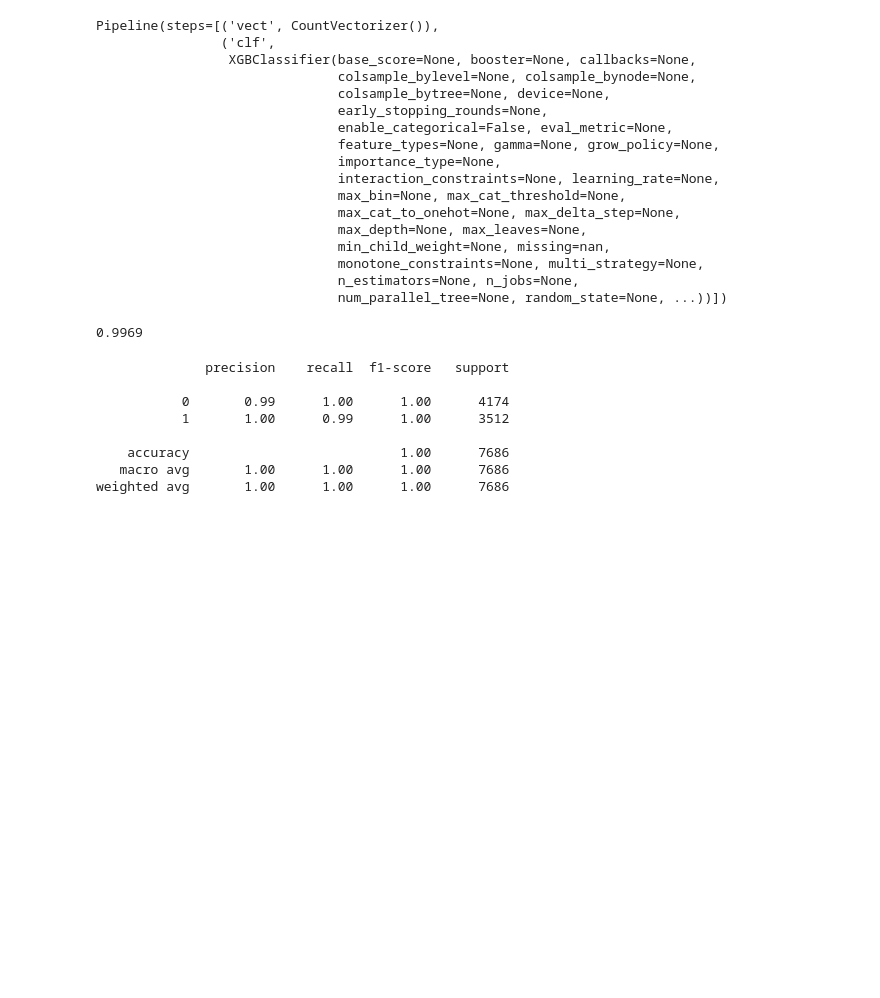
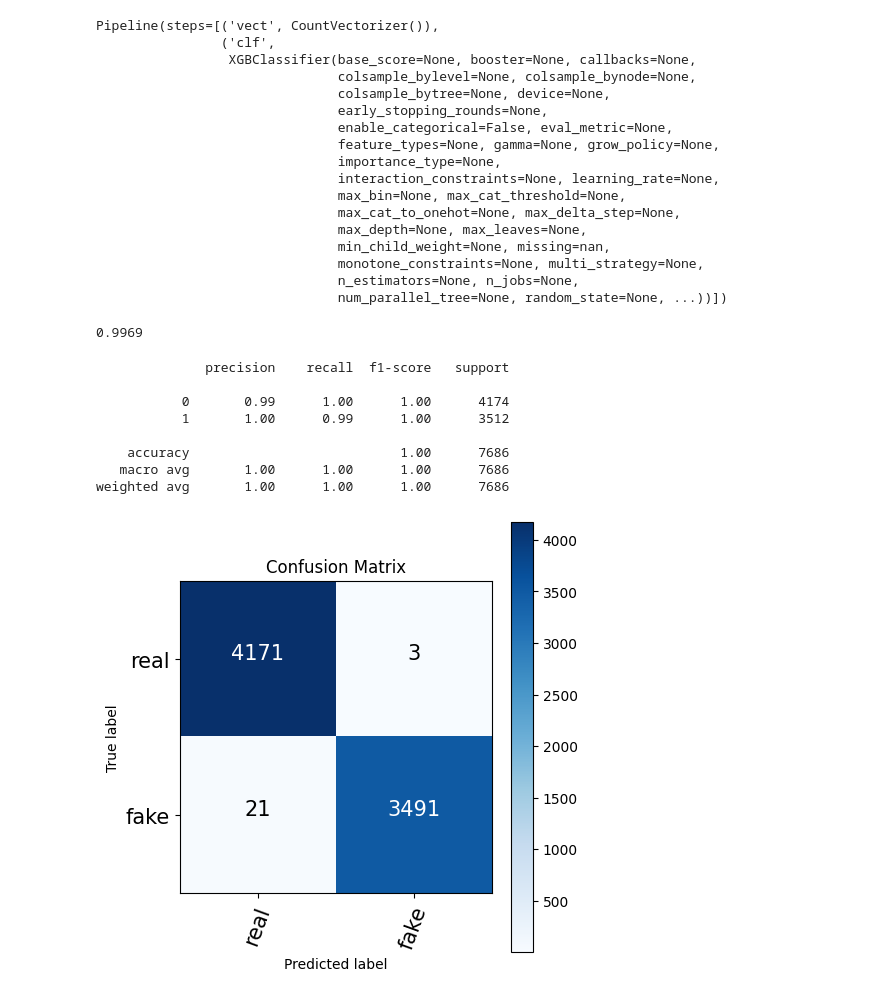
Before and after one commit to niels-2005/Fake_Real_News_NLP, a Jupyter notebook: fake_real_news.ipynb, the cells around one changed output. Drawn from its saved outputs; the diff is of its cells as text; code cells hidden in the pictures; blank space fills up the shorter version.

Commit message:
added confusion matrix

```diff
--- a/fake_real_news.ipynb
+++ b/fake_real_news.ipynb
@@ -365,3 +365,11 @@ print(classification_report(y_pred=y_pred, y_true=y_test))
     accuracy                           1.00      7686
    macro avg       1.00      1.00      1.00      7686
 weighted avg       1.00      1.00      1.00      7686
+# %%
+from helper_evaluation import make_confusion_matrix
+
+classes = ["real", "fake"]
+
+make_confusion_matrix(y_pred=y_pred, y_true=y_test, figsize=(5, 5), classes=classes)
+# %% [output]
+[figure, added]
```
Also changed, not shown: 2 other files.
